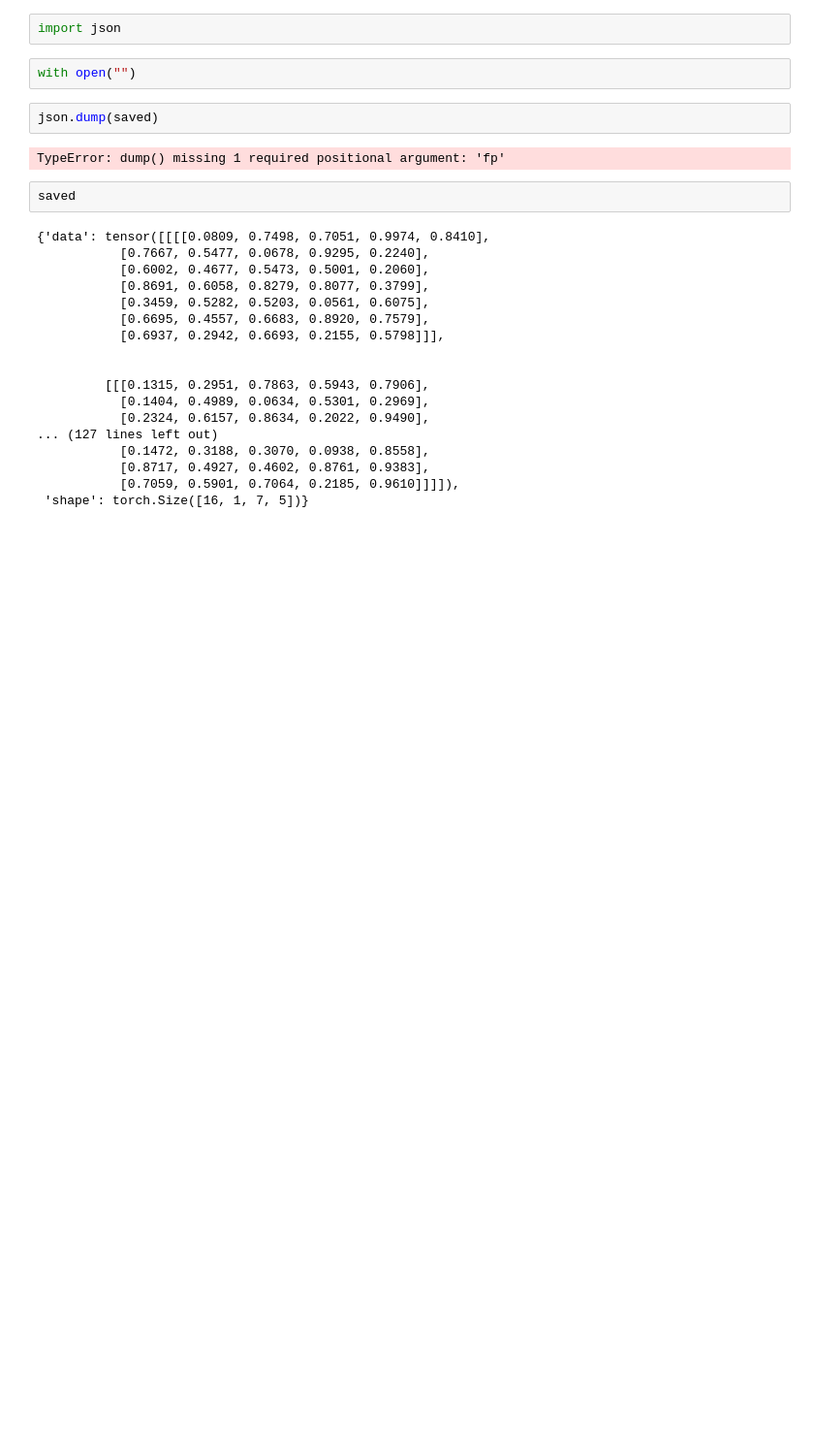
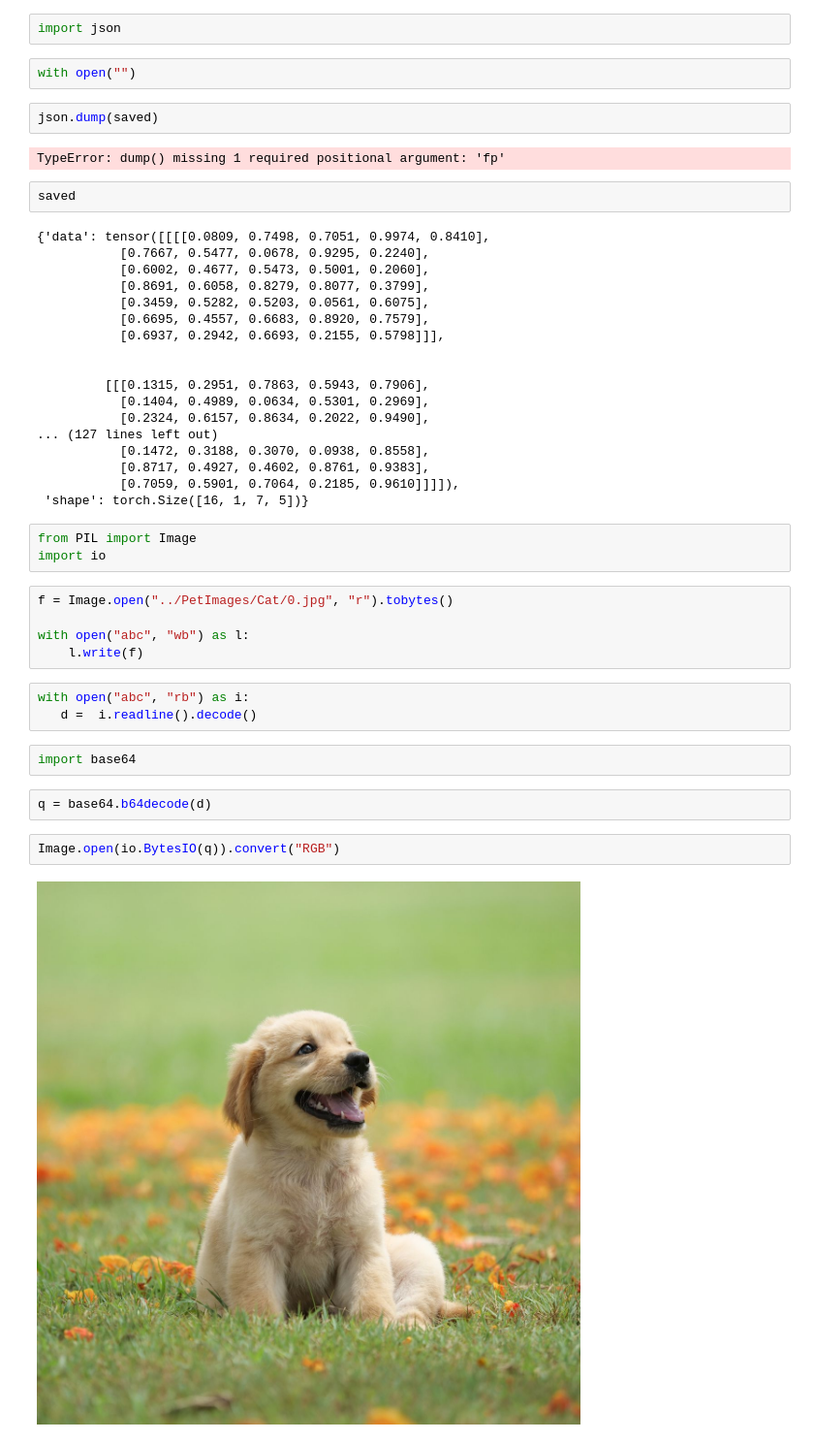
Before and after one commit to Hosseini1373/MLOPS_IMAGE_CLASSIFIER, a Jupyter notebook: models/testing.ipynb, the cells around one changed output. Shown at 97% size. Drawn from its saved outputs; the diff is of its cells as text; blank space fills up the shorter version.

```diff
--- a/models/testing.ipynb
+++ b/models/testing.ipynb
@@ -516,3 +565,22 @@ saved
            [0.8717, 0.4927, 0.4602, 0.8761, 0.9383],
            [0.7059, 0.5901, 0.7064, 0.2185, 0.9610]]]]),
  'shape': torch.Size([16, 1, 7, 5])}
+# %%
+from PIL import Image
+import io
+# %%
+f = Image.open("../PetImages/Cat/0.jpg", "r").tobytes()
+
+with open("abc", "wb") as l:
+    l.write(f)
+# %%
+with open("abc", "rb") as i:
+   d =  i.readline().decode()
+# %%
+import base64
+# %%
+q = base64.b64decode(d)
+# %%
+Image.open(io.BytesIO(q)).convert("RGB")
+# %% [output]
+[figure, added]
```
Also changed, not shown: parts of 6 cells of this notebook, 8 other files.
